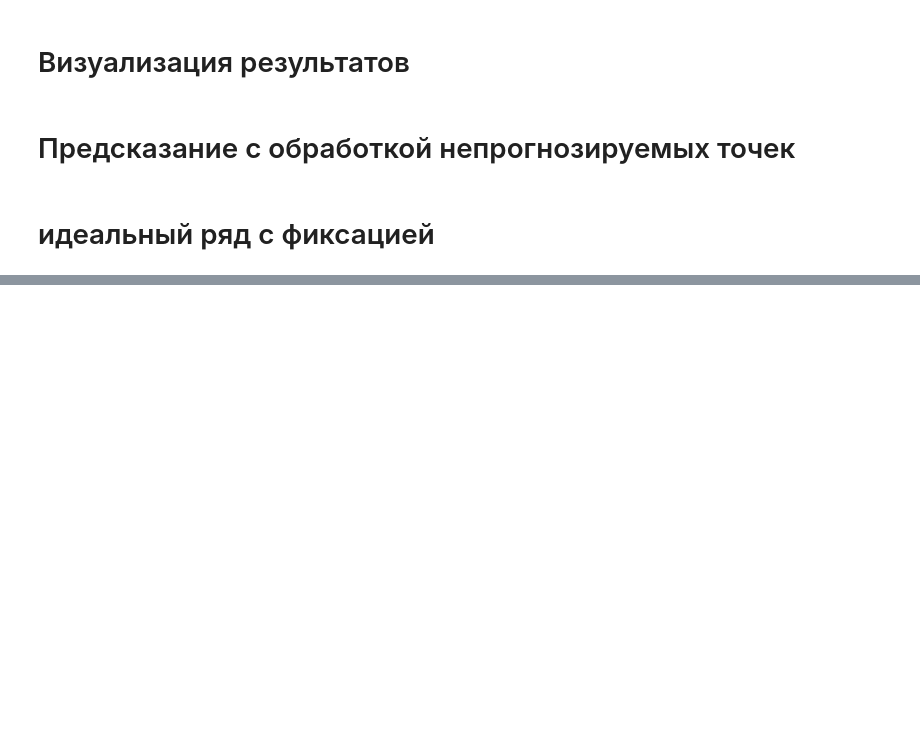
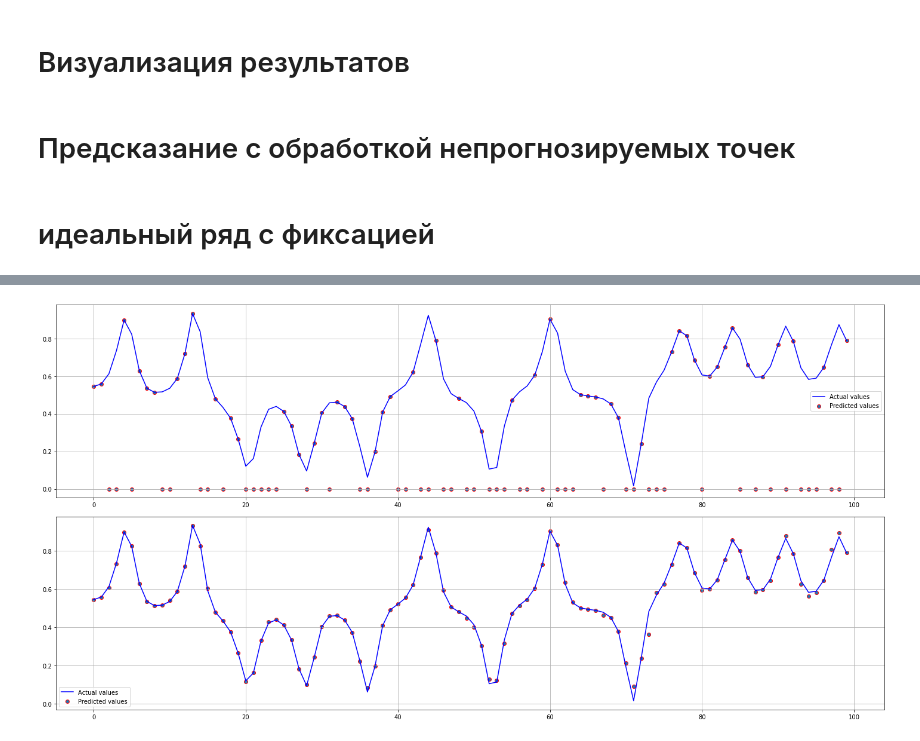
Before and after one commit to asahium/pogrom, a Jupyter notebook: fin.ipynb, the cells around one changed output, grey strips where cells are left out. Saved outputs shown, nothing was run; the diff lists cells and outputs as text; code cells hidden in the pictures; blank space fills up the shorter version.

```diff
--- a/fin.ipynb
+++ b/fin.ipynb
@@ -736,0 +737,4 @@ res_90_ch, all_list_90_ch, metrics_90_ch = main_predict(xs_test_90_c, xs_test_re
+# %%
+visualisation_series(all_list_50, xs_test_real)
+# %% [output]
+[figure, added]
```
Also changed, not shown: parts of 38 cells of this notebook.
